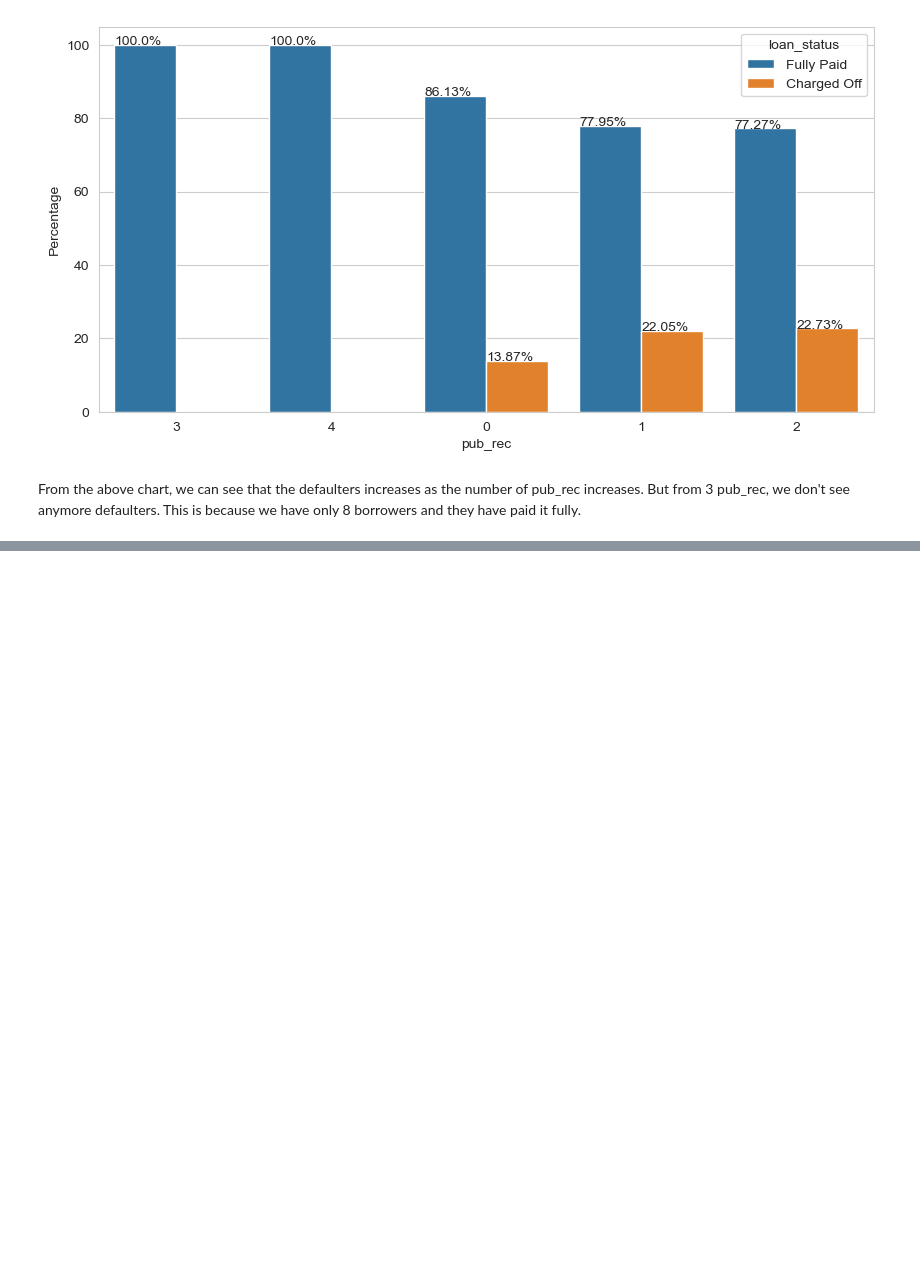
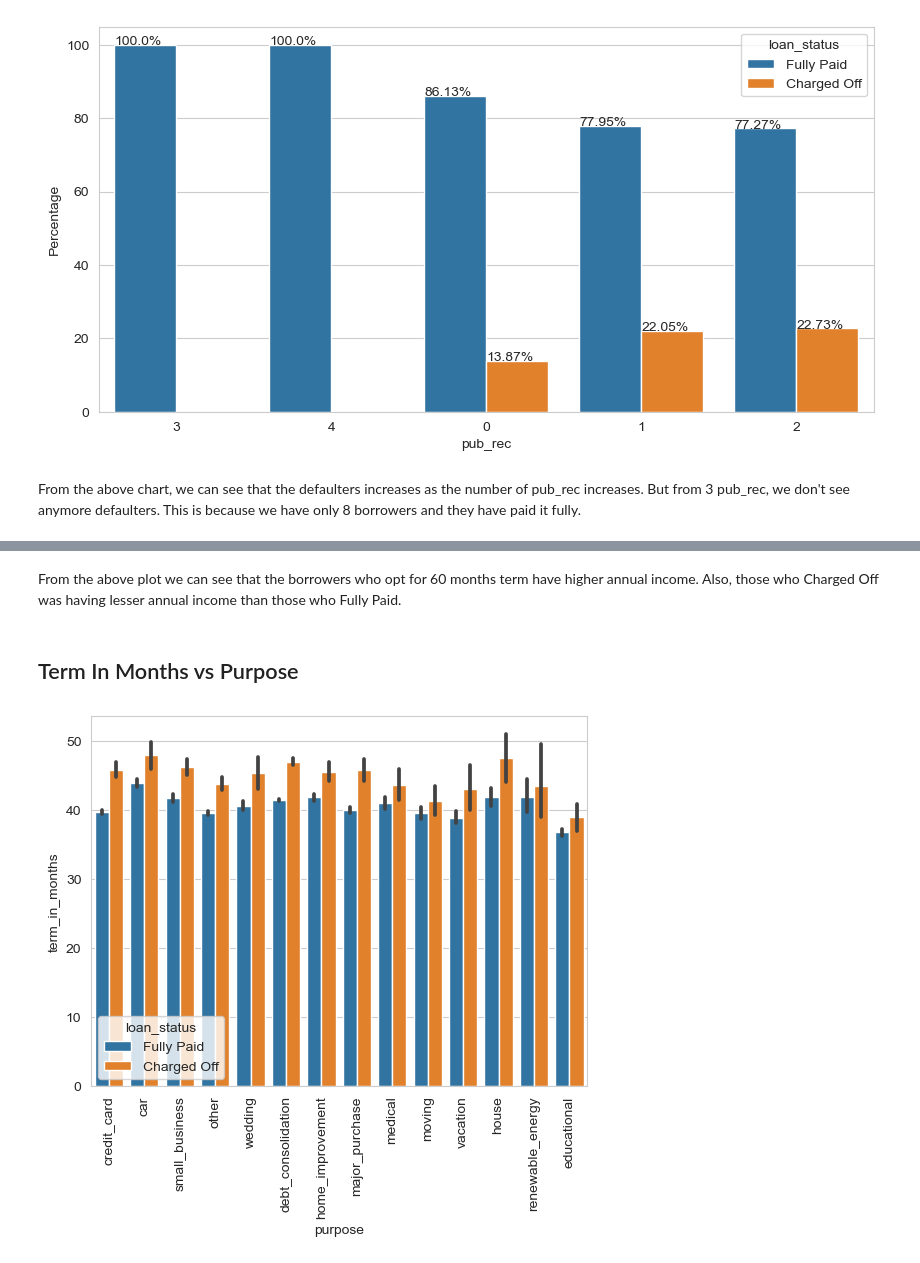
Before and after one commit to ankitkumar1/lending-club-case-study, a Jupyter notebook: LendingClubCaseStudy.ipynb, the cells around one changed output, grey strips where cells are left out. Drawn from its saved outputs; the diff is of its cells as text; code cells hidden in the pictures; blank space fills up the shorter version.

```diff
--- a/LendingClubCaseStudy.ipynb
+++ b/LendingClubCaseStudy.ipynb
@@ -1473,0 +1461,10 @@ dtype: object
+# %% [markdown]
+From the above plot we can see that the borrowers who opt for 60 months term have higher annual income. Also, those who Charged Off was having lesser annual income than those who Fully Paid.
+# %% [markdown]
+## Term In Months vs Purpose
+# %%
+sns.barplot(data=loan_data, x='purpose', y='term_in_months', hue='loan_status')
+plt.xticks(rotation=90)
+plt.show()
+# %% [output]
+[figure, added]
```
Also changed, not shown: parts of 176 cells of this notebook.
